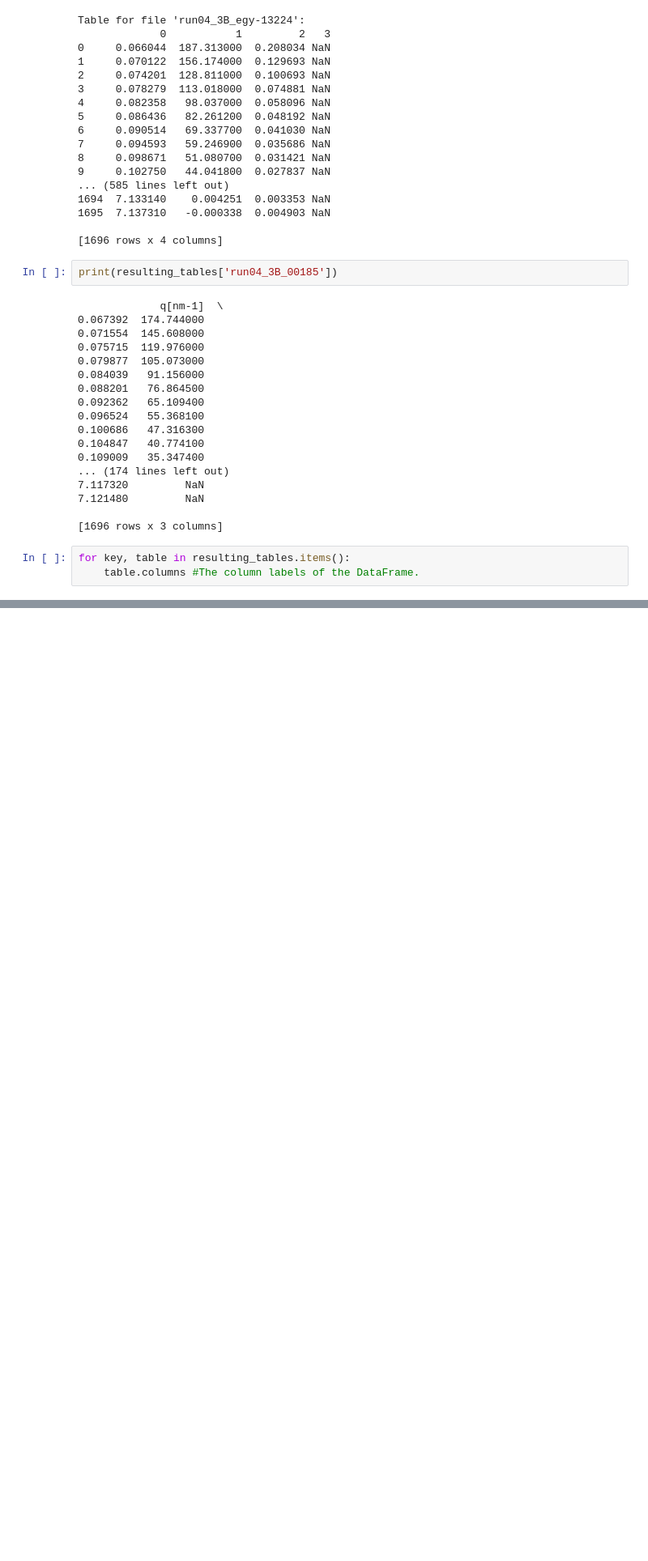
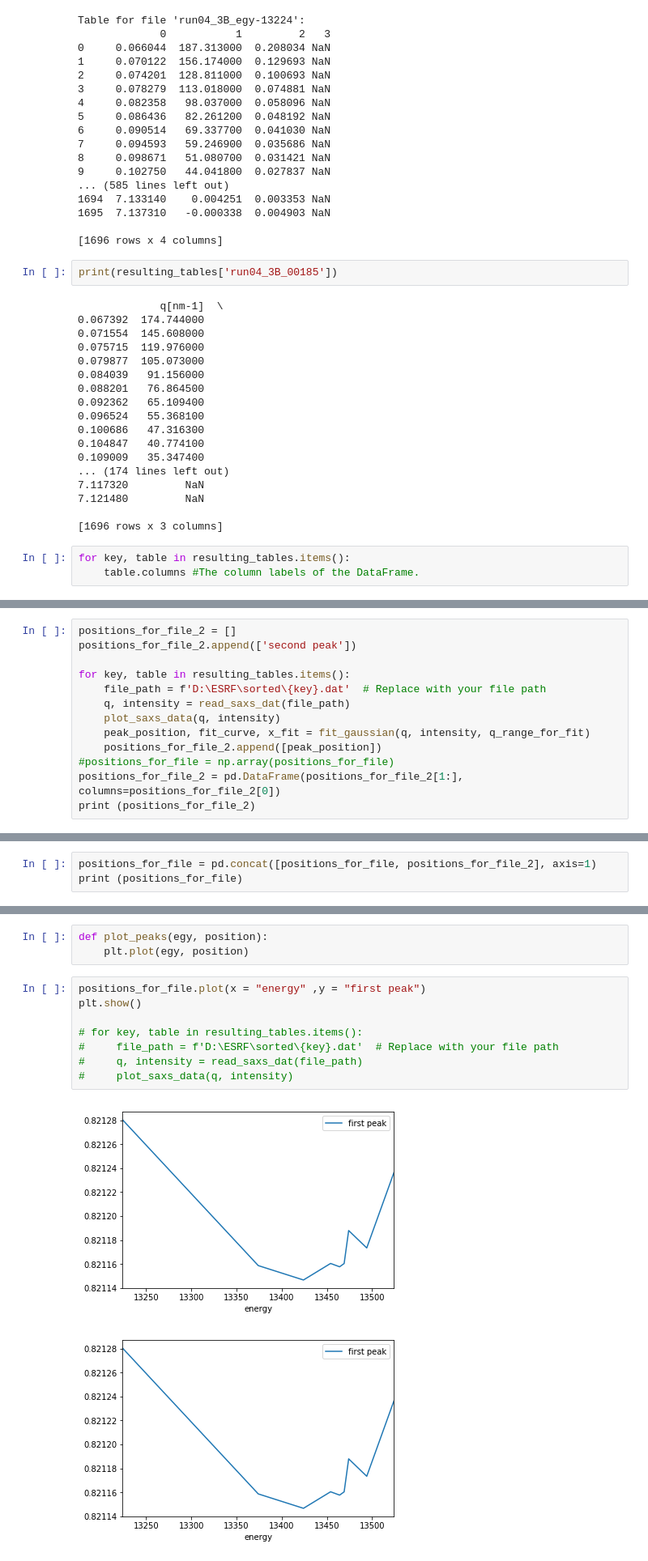
Before and after one commit to MariiaLiseanskaia/beamtime, a Jupyter notebook: Xrays.ipynb, the cells around one changed output, grey strips where cells are left out. Shown: that part at 81% size. Cells and saved outputs as stored; diff of their text form; blank space fills up the shorter version.

```diff
--- a/Xrays.ipynb
+++ b/Xrays.ipynb
@@ -165,0 +297,13 @@ plt.savefig(f'{search_keyword}.png')
+# %%
+positions_for_file_2 = []
+positions_for_file_2.append(['second peak'])
+
+for key, table in resulting_tables.items():
+    file_path = f'D:\ESRF\sorted\{key}.dat'  # Replace with your file path
+    q, intensity = read_saxs_dat(file_path)
+    plot_saxs_data(q, intensity)
+    peak_position, fit_curve, x_fit = fit_gaussian(q, intensity, q_range_for_fit)
+    positions_for_file_2.append([peak_position])
+#positions_for_file = np.array(positions_for_file)
+positions_for_file_2 = pd.DataFrame(positions_for_file_2[1:], columns=positions_for_file_2[0])
+print (positions_for_file_2)
@@ -165,0 +321,3 @@ plt.savefig(f'{search_keyword}.png')
+# %%
+positions_for_file = pd.concat([positions_for_file, positions_for_file_2], axis=1)
+print (positions_for_file)
@@ -165,0 +335,14 @@ plt.savefig(f'{search_keyword}.png')
+# %%
+def plot_peaks(egy, position):
+    plt.plot(egy, position)
+# %%
+positions_for_file.plot(x = "energy" ,y = "first peak")
+plt.show()
+
+# for key, table in resulting_tables.items():
+#     file_path = f'D:\ESRF\sorted\{key}.dat'  # Replace with your file path
+#     q, intensity = read_saxs_dat(file_path)
+#     plot_saxs_data(q, intensity)
+# %% [output]
+[figure, added]
+[figure, added]
```
Also changed, not shown: parts of 13 cells of this notebook, 1 other file.
